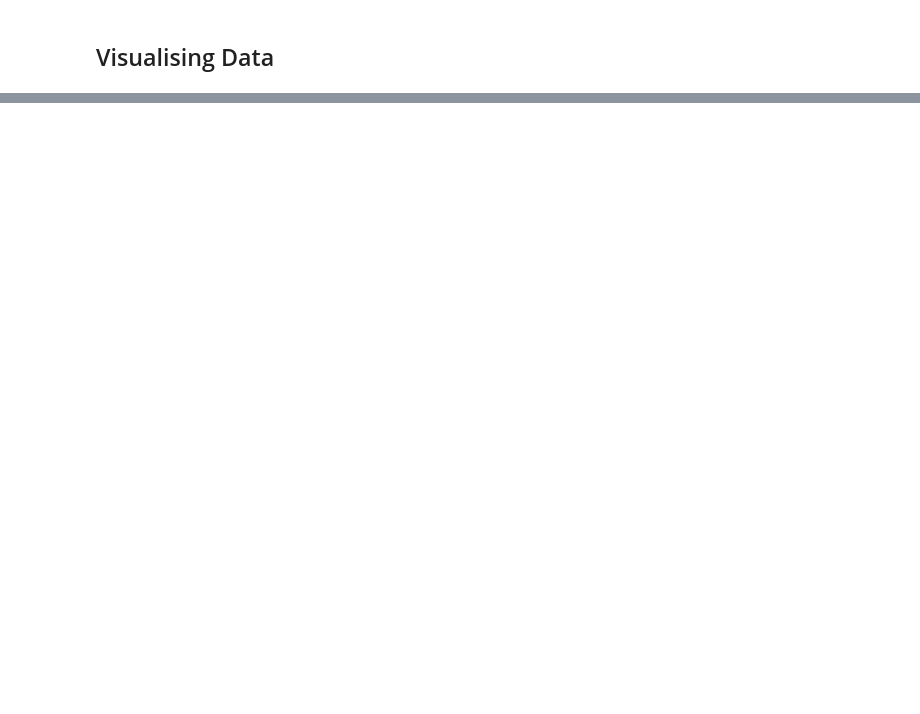
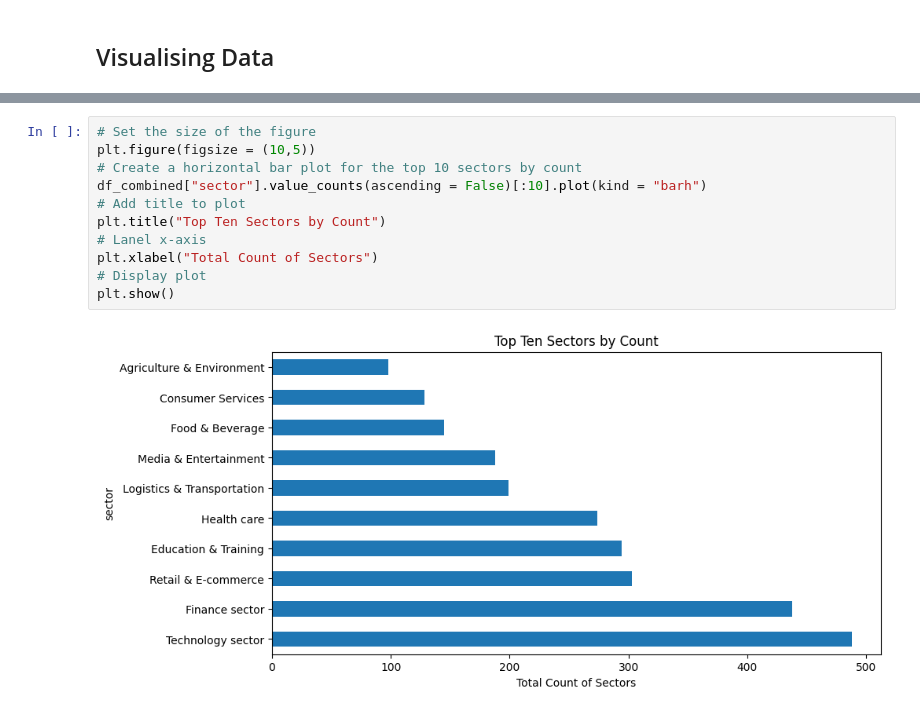
Before and after one commit to edadso/Exploring-Opportunities-in-the-Indian-Startup-Ecosystem, a Jupyter notebook: project_code.ipynb, the cells around one changed output, grey strips where cells are left out. Drawn from its saved outputs; the diff is of its cells as text; blank space fills up the shorter version.

```diff
--- a/project_code.ipynb
+++ b/project_code.ipynb
@@ -1259,0 +1286,13 @@ While our analysis did not find a significant effect of the sector on funding, t
+# %%
+# Set the size of the figure
+plt.figure(figsize = (10,5))
+# Create a horizontal bar plot for the top 10 sectors by count
+df_combined["sector"].value_counts(ascending = False)[:10].plot(kind = "barh")
+# Add title to plot
+plt.title("Top Ten Sectors by Count")
+# Lanel x-axis
+plt.xlabel("Total Count of Sectors")
+# Display plot
+plt.show()
+# %% [output]
+[figure, added]
```
Also changed, not shown: parts of 18 cells of this notebook.
